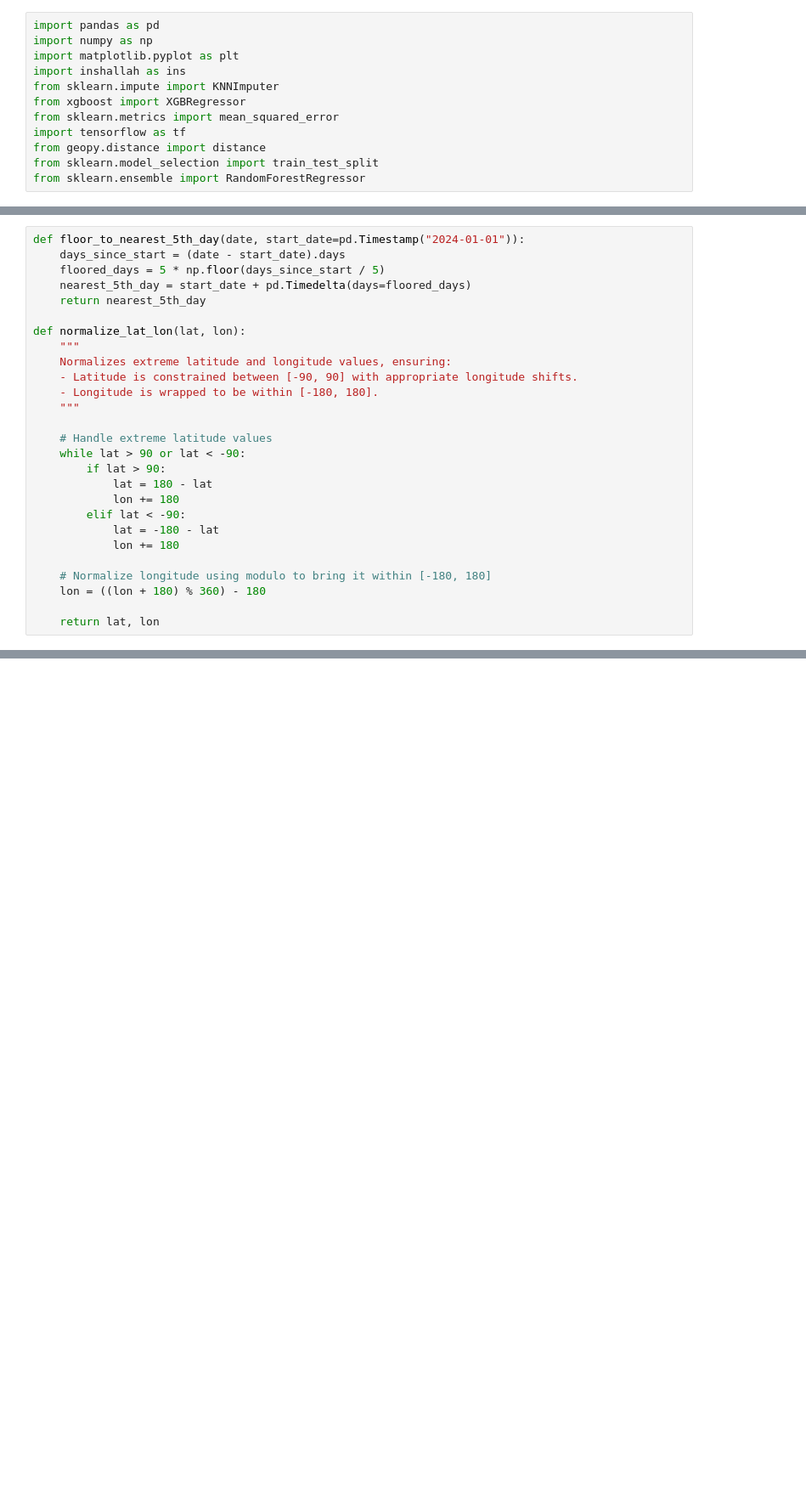
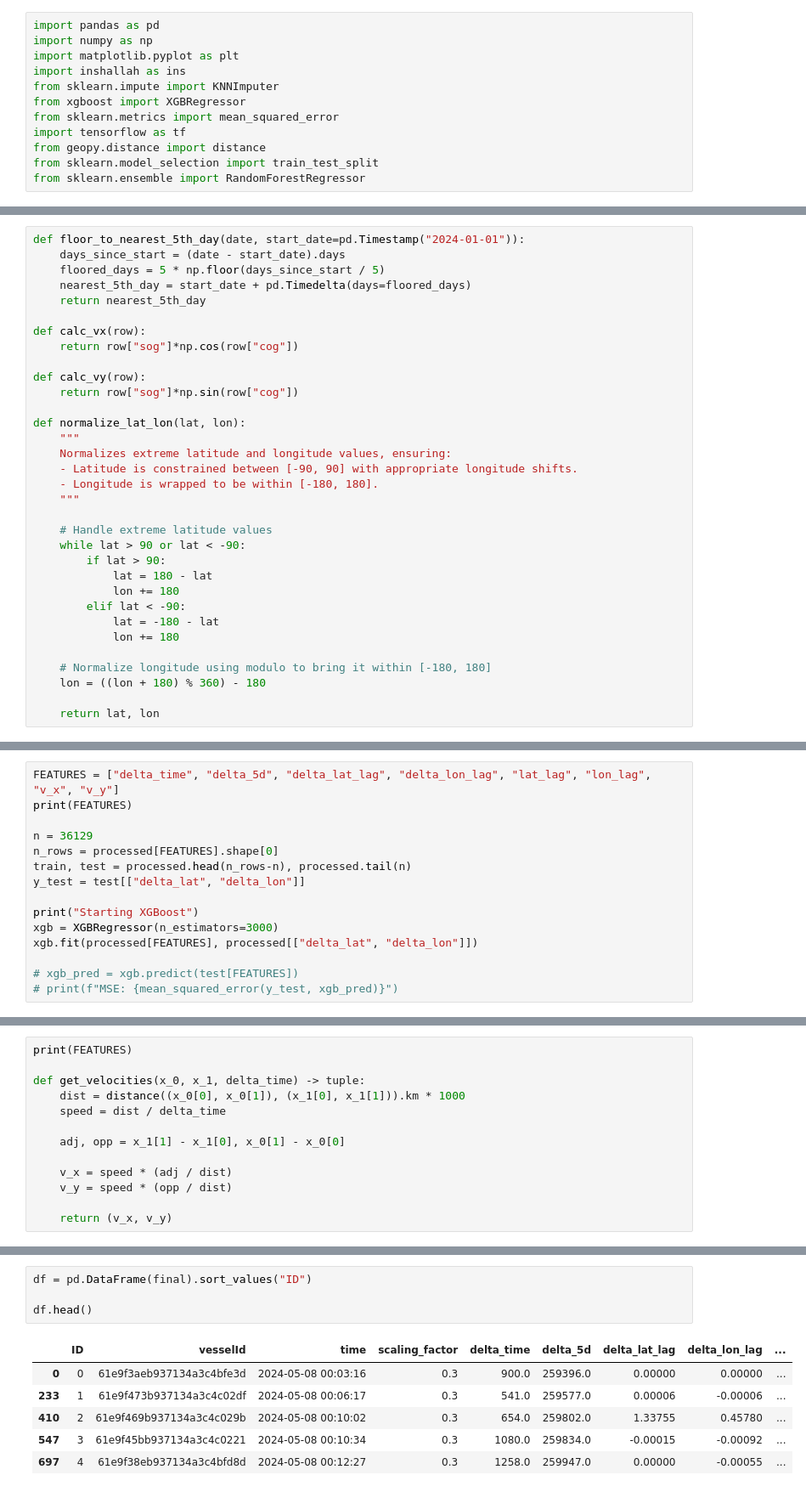
Before and after one commit to baconmoontwist/ML, a Jupyter notebook: rydding/xgb.ipynb, the cells around one changed output, grey strips where cells are left out. Shown at 85% size. Saved outputs shown, nothing was run; the diff lists cells and outputs as text; blank space fills up the shorter version.

```diff
--- a/rydding/xgb.ipynb
+++ b/rydding/xgb.ipynb
@@ -16,6 +34,12 @@ def floor_to_nearest_5th_day(date, start_date=pd.Timestamp("2024-01-01")):
     floored_days = 5 * np.floor(days_since_start / 5)
     nearest_5th_day = start_date + pd.Timedelta(days=floored_days)
     return nearest_5th_day
+
+def calc_vx(row):
+    return row["sog"]*np.cos(row["cog"])
+
+def calc_vy(row):
+    return row["sog"]*np.sin(row["cog"])
 
 def normalize_lat_lon(lat, lon):
     """
@@ -168,0 +145,15 @@ KeyError: 'v_lat'
+# %%
+FEATURES = ["delta_time", "delta_5d", "delta_lat_lag", "delta_lon_lag", "lat_lag", "lon_lag", "v_x", "v_y"]
+print(FEATURES)
+
+n = 36129
+n_rows = processed[FEATURES].shape[0]
+train, test = processed.head(n_rows-n), processed.tail(n)
+y_test = test[["delta_lat", "delta_lon"]]
+
+print("Starting XGBoost")
+xgb = XGBRegressor(n_estimators=3000)
+xgb.fit(processed[FEATURES], processed[["delta_lat", "delta_lon"]])
+
+# xgb_pred = xgb.predict(test[FEATURES])
+# print(f"MSE: {mean_squared_error(y_test, xgb_pred)}")
@@ -168,0 +210,13 @@ KeyError: 'v_lat'
+# %%
+print(FEATURES)
+
+def get_velocities(x_0, x_1, delta_time) -> tuple:
+    dist = distance((x_0[0], x_0[1]), (x_1[0], x_1[1])).km * 1000
+    speed = dist / delta_time
+
+    adj, opp = x_1[1] - x_1[0], x_0[1] - x_0[0]
+
+    v_x = speed * (adj / dist)
+    v_y = speed * (opp / dist)
+
+    return (v_x, v_y)
@@ -168,0 +276,11 @@ KeyError: 'v_lat'
+# %%
+df = pd.DataFrame(final).sort_values("ID")
+
+df.head()
+# %% [output]
+|  | ID | vesselId | time | scaling_factor | delta_time | delta_5d | delta_lat_lag | delta_lon_lag | ... |
+| 0 | 0 | 61e9f3aeb937134a3c4bfe3d | 2024-05-08 00:03:16 | 0.3 | 900.0 | 259396.0 | 0.00000 | 0.00000 | ... |
+| 233 | 1 | 61e9f473b937134a3c4c02df | 2024-05-08 00:06:17 | 0.3 | 541.0 | 259577.0 | 0.00006 | -0.00006 | ... |
+| 410 | 2 | 61e9f469b937134a3c4c029b | 2024-05-08 00:10:02 | 0.3 | 654.0 | 259802.0 | 1.33755 | 0.45780 | ... |
+| 547 | 3 | 61e9f45bb937134a3c4c0221 | 2024-05-08 00:10:34 | 0.3 | 1080.0 | 259834.0 | -0.00015 | -0.00092 | ... |
+| 697 | 4 | 61e9f38eb937134a3c4bfd8d | 2024-05-08 00:12:27 | 0.3 | 1258.0 | 259947.0 | 0.00000 | -0.00055 | ... |
```
Also changed, not shown: parts of 15 cells of this notebook.
